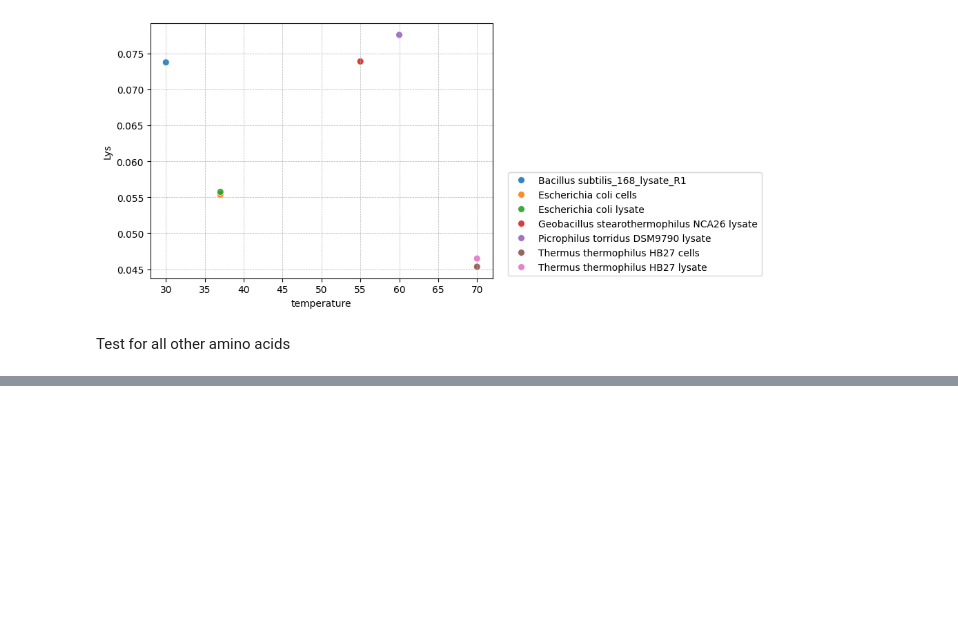
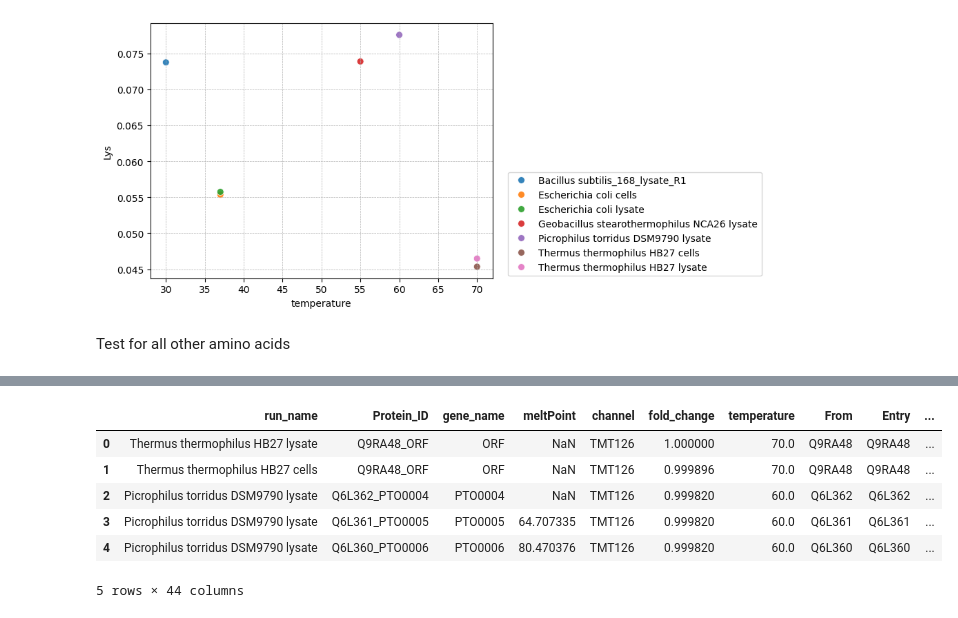
Before and after one commit to datascience-mobi-2024/topic04_02, a Jupyter notebook: Prokaryotes_project_Marik.ipynb, the cells around one changed output, grey strips where cells are left out. Saved outputs shown, nothing was run; the diff lists cells and outputs as text; code cells hidden in the pictures; blank space fills up the shorter version.

```diff
--- a/Prokaryotes_project_Marik.ipynb
+++ b/Prokaryotes_project_Marik.ipynb
@@ -325,0 +406,10 @@ prokaryotes_unique['Lys'] = prokaryotes_unique['Sequence'].apply(lambda x: rel_a
+# %%
+prokaryotes_unique.head()
+# %% [output]
+|  | run_name | Protein_ID | gene_name | meltPoint | channel | fold_change | temperature | From | Entry | ... |
+| 0 | Thermus thermophilus HB27 lysate | Q9RA48_ORF | ORF | NaN | TMT126 | 1.000000 | 70.0 | Q9RA48 | Q9RA48 | ... |
+| 1 | Thermus thermophilus HB27 cells | Q9RA48_ORF | ORF | NaN | TMT126 | 0.999896 | 70.0 | Q9RA48 | Q9RA48 | ... |
+| 2 | Picrophilus torridus DSM9790 lysate | Q6L362_PTO0004 | PTO0004 | NaN | TMT126 | 0.999820 | 60.0 | Q6L362 | Q6L362 | ... |
+| 3 | Picrophilus torridus DSM9790 lysate | Q6L361_PTO0005 | PTO0005 | 64.707335 | TMT126 | 0.999820 | 60.0 | Q6L361 | Q6L361 | ... |
+| 4 | Picrophilus torridus DSM9790 lysate | Q6L360_PTO0006 | PTO0006 | 80.470376 | TMT126 | 0.999820 | 60.0 | Q6L360 | Q6L360 | ... |
+5 rows × 44 columns
```
Also changed, not shown: parts of 6 cells of this notebook.
